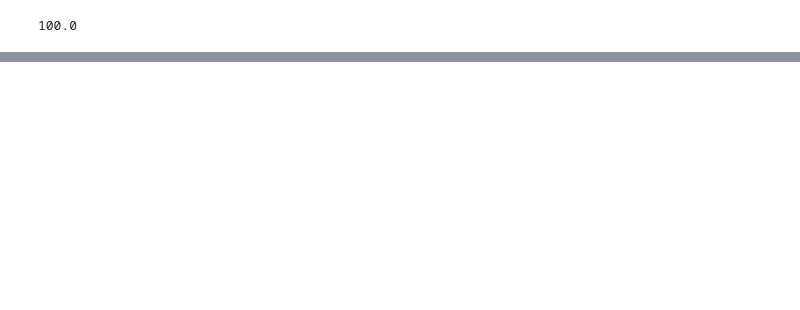
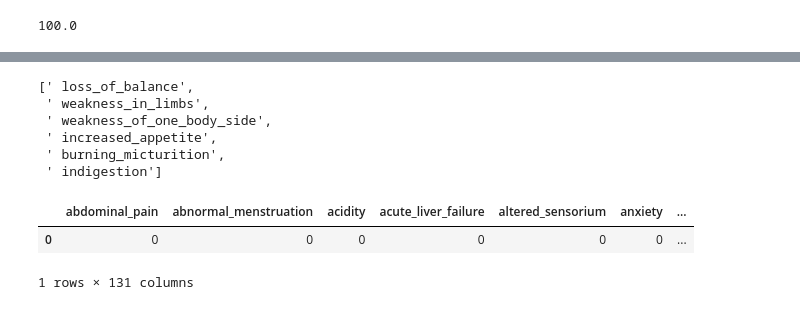
Before and after one commit to akash-ravi/health-bot, a Jupyter notebook: Disease_pred.ipynb, the cells around one changed output, grey strips where cells are left out. Drawn from its saved outputs; the diff is of its cells as text; code cells hidden in the pictures; blank space fills up the shorter version.

```diff
--- a/Disease_pred.ipynb
+++ b/Disease_pred.ipynb
@@ -197,6 +225,8 @@ temp
 | 4918 | 0 | 0 | 0 | 0 | 0 | 0 | ... |
 | 4919 | 0 | 0 | 0 | 0 | 0 | 0 | ... |
 4920 rows × 131 columns
+# %%
+symptom_list = list(temp.columns)
 # %%
 df1=pd.concat([Y,temp],axis=1)
 # %%
@@ -315,0 +373,38 @@ weighted avg       1.00      1.00      1.00      1624
+# %%
+# to convert a list to the df to predict the disease
+
+def input_to_df(l):
+    x_df = {}
+    for i in symptom_list:
+        x_df[i] = 0
+    for i in l:
+        if i in symptom_list:
+            x_df[i] = 1
+
+    return pd.DataFrame.from_dict([x_df])
+# %%
+import random
+s_list = random.sample(symptom_list,6)
+s_list
+# x_df = {}
+# for i in symptom_list:
+#     x_df[i] = 0
+# for i in s_list:
+#     if i in symptom_list:
+#         x_df[i] = 1
+# x_df
+# #pd.DataFrame.from_dict(x_df)
+# %% [output]
+[' loss_of_balance',
+ ' weakness_in_limbs',
+ ' weakness_of_one_body_side',
+ ' increased_appetite',
+ ' burning_micturition',
+ ' indigestion']
+# %%
+X_test_input = input_to_df(s_list)
+X_test_input
+# %% [output]
+|  | abdominal_pain | abnormal_menstruation | acidity | acute_liver_failure | altered_sensorium | anxiety | ... |
+| 0 | 0 | 0 | 0 | 0 | 0 | 0 | ... |
+1 rows × 131 columns
```
Also changed, not shown: parts of 38 cells of this notebook.
